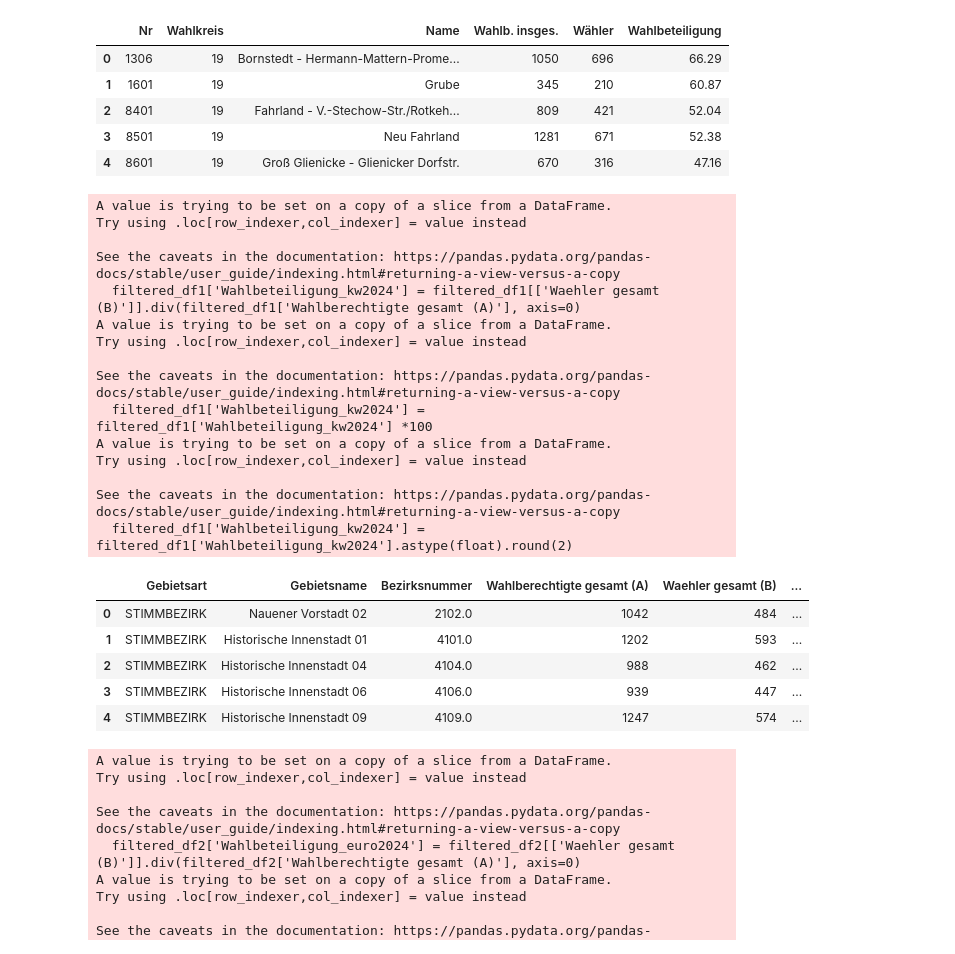
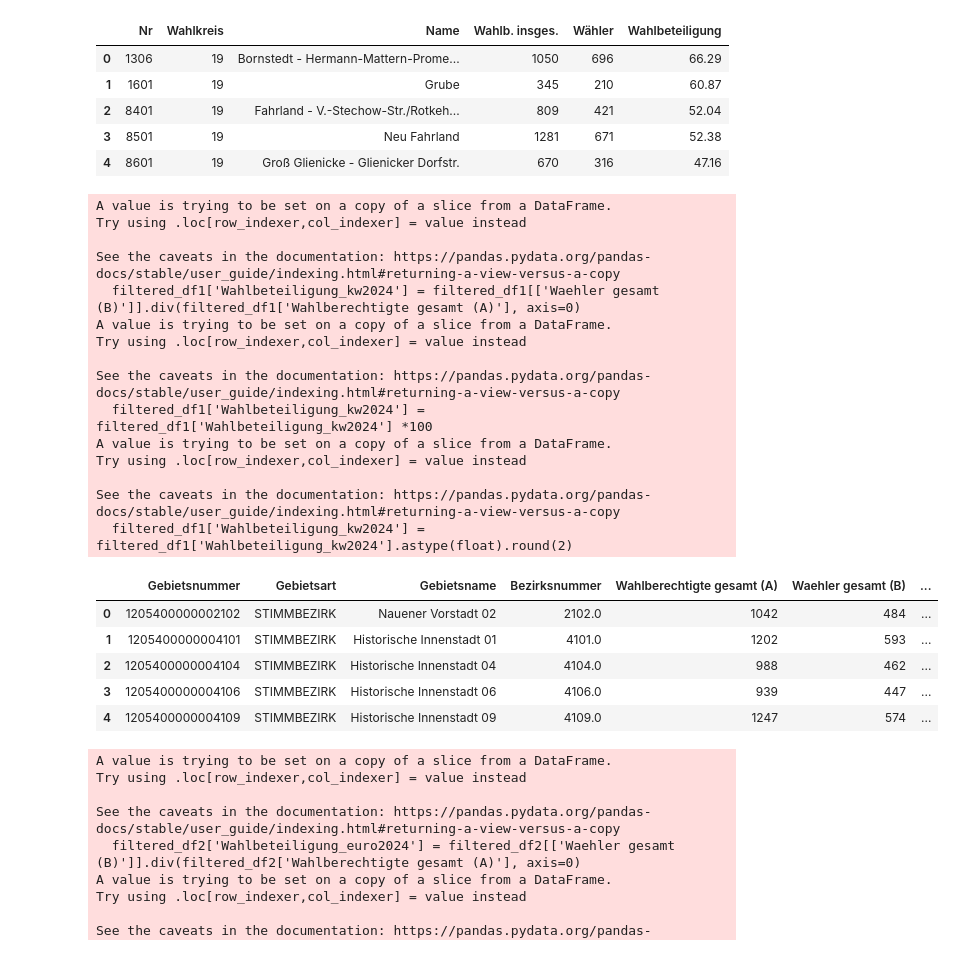
Before and after one commit to V1V1ano/PotsdamWahlen, a Jupyter notebook: Wrangle.IPYNB, the cells around one changed output. Drawn from its saved outputs; the diff is of its cells as text; code cells hidden in the pictures.

```diff
--- a/Wrangle.IPYNB
+++ b/Wrangle.IPYNB
@@ -65,38 +65,38 @@ See the caveats in the documentation: https://pandas.pydata.org/pandas-docs/stab
 # %%
 # repeat for Kommunalwahlen 2024
 
-df1 = pd.read_csv('Tables/kw2024.csv', sep=';', usecols=['Gebietsart', 'Gebietsname', 'Bezirksnummer', 'Wahlberechtigte gesamt (A)', 'Waehler gesamt (B)'])
+df1 = pd.read_csv('Tables/kw2024.csv', sep=';', usecols=['Gebietsart', 'Gebietsname', 'Gebietsnummer', 'Bezirksnummer', 'Wahlberechtigte gesamt (A)', 'Waehler gesamt (B)'])
 filter = df1['Gebietsname'].str.contains(substring)
 filtered_df1 = df1[~filter]
 
 #Wahlbeteiligung hinzufuegen
 filtered_df1['Wahlbeteiligung_kw2024'] = filtered_df1[['Waehler gesamt (B)']].div(filtered_df1['Wahlberechtigte gesamt (A)'], axis=0)
 filtered_df1['Wahlbeteiligung_kw2024'] = filtered_df1['Wahlbeteiligung_kw2024'] *100
 filtered_df1['Wahlbeteiligung_kw2024'] = filtered_df1['Wahlbeteiligung_kw2024'].astype(float).round(2)
 
 filtered_df1.head()
 # %% [output]
 A value is trying to be set on a copy of a slice from a DataFrame.
 Try using .loc[row_indexer,col_indexer] = value instead
 
 See the caveats in the documentation: https://pandas.pydata.org/pandas-docs/stable/user_guide/indexing.html#returning-a-view-versus-a-copy
   filtered_df1['Wahlbeteiligung_kw2024'] = filtered_df1[['Waehler gesamt (B)']].div(filtered_df1['Wahlberechtigte gesamt (A)'], axis=0)
 A value is trying to be set on a copy of a slice from a DataFrame.
 Try using .loc[row_indexer,col_indexer] = value instead
 
 See the caveats in the documentation: https://pandas.pydata.org/pandas-docs/stable/user_guide/indexing.html#returning-a-view-versus-a-copy
   filtered_df1['Wahlbeteiligung_kw2024'] = filtered_df1['Wahlbeteiligung_kw2024'] *100
 A value is trying to be set on a copy of a slice from a DataFrame.
 Try using .loc[row_indexer,col_indexer] = value instead
 
 See the caveats in the documentation: https://pandas.pydata.org/pandas-docs/stable/user_guide/indexing.html#returning-a-view-versus-a-copy
   filtered_df1['Wahlbeteiligung_kw2024'] = filtered_df1['Wahlbeteiligung_kw2024'].astype(float).round(2)
-|  | Gebietsart | Gebietsname | Bezirksnummer | Wahlberechtigte gesamt (A) | Waehler gesamt (B) | ... |
-| 0 | STIMMBEZIRK | Nauener Vorstadt 02 | 2102.0 | 1042 | 484 | ... |
-| 1 | STIMMBEZIRK | Historische Innenstadt 01 | 4101.0 | 1202 | 593 | ... |
-| 2 | STIMMBEZIRK | Historische Innenstadt 04 | 4104.0 | 988 | 462 | ... |
-| 3 | STIMMBEZIRK | Historische Innenstadt 06 | 4106.0 | 939 | 447 | ... |
-| 4 | STIMMBEZIRK | Historische Innenstadt 09 | 4109.0 | 1247 | 574 | ... |
+|  | Gebietsnummer | Gebietsart | Gebietsname | Bezirksnummer | Wahlberechtigte gesamt (A) | Waehler gesamt (B) | ... |
+| 0 | 1205400000002102 | STIMMBEZIRK | Nauener Vorstadt 02 | 2102.0 | 1042 | 484 | ... |
+| 1 | 1205400000004101 | STIMMBEZIRK | Historische Innenstadt 01 | 4101.0 | 1202 | 593 | ... |
+| 2 | 1205400000004104 | STIMMBEZIRK | Historische Innenstadt 04 | 4104.0 | 988 | 462 | ... |
+| 3 | 1205400000004106 | STIMMBEZIRK | Historische Innenstadt 06 | 4106.0 | 939 | 447 | ... |
+| 4 | 1205400000004109 | STIMMBEZIRK | Historische Innenstadt 09 | 4109.0 | 1247 | 574 | ... |
 # %%
 # repeat for Europawahlen 2024
 
```
Also changed, not shown: parts of 7 cells of this notebook, 4 other files.
